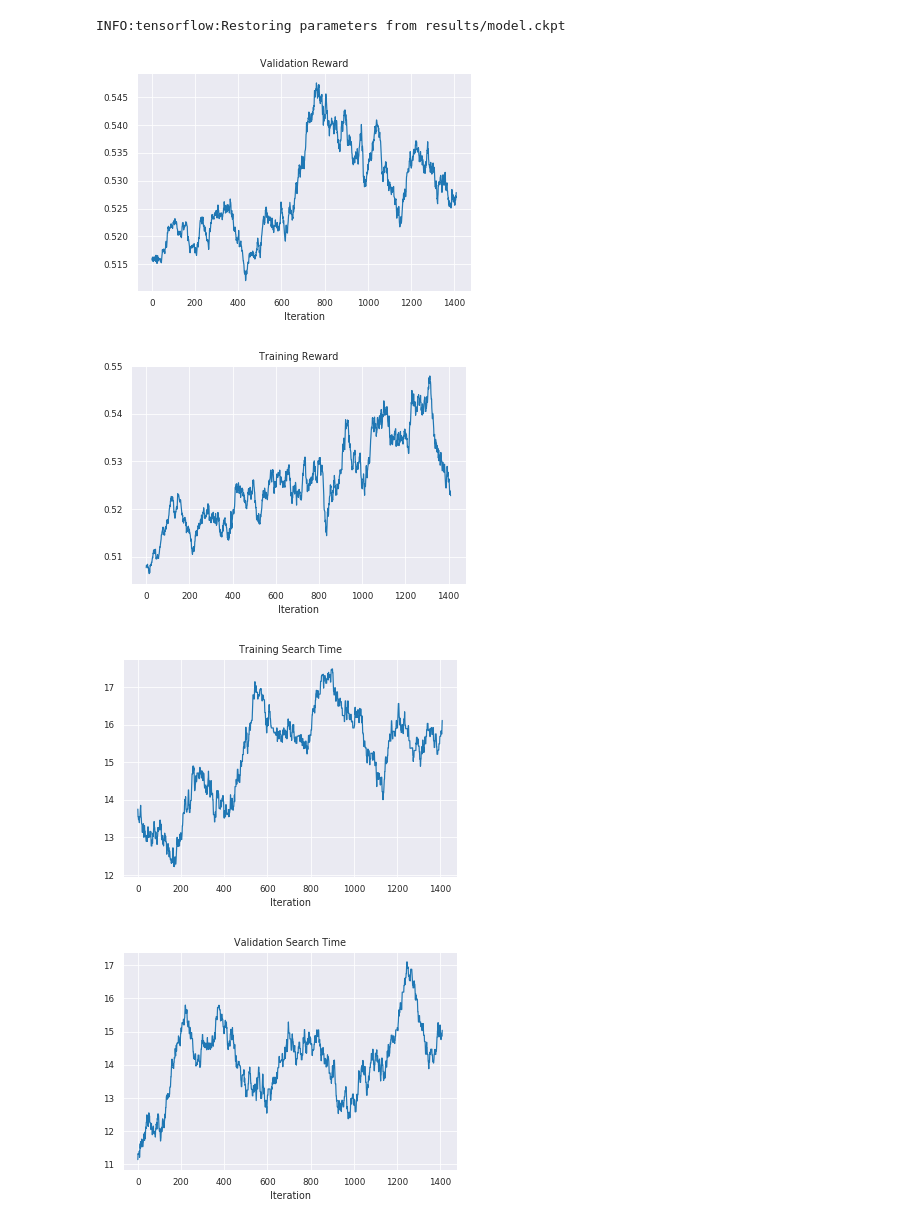
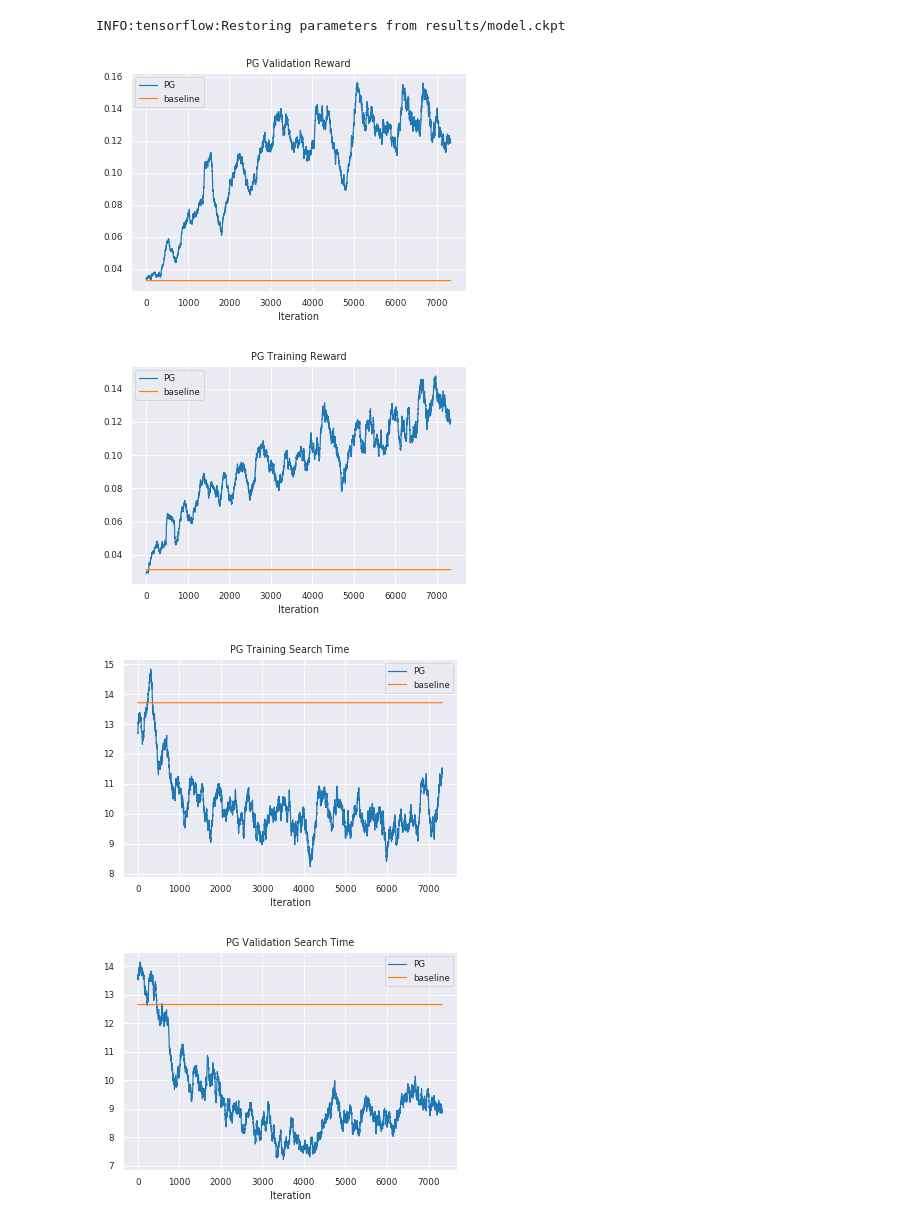
Before and after one commit to vivekmyers/CS234-DNA, a Jupyter notebook: azimuth_training.ipynb, the cells around one changed output. Saved outputs shown, nothing was run; the diff lists cells and outputs as text; code cells hidden in the pictures.

```diff
--- a/azimuth_training.ipynb
+++ b/azimuth_training.ipynb
@@ -1,5 +1,4 @@
 # %%
-from wolpertinger_net import *
+from pg_net import *
 sess = tf.Session(config=tf.ConfigProto(device_count = {'GPU': 0}))
-net = WolpertingerNet(sess, seq_len=32, lr=0.0001)
-%load_ext line_profiler
+net = PGNet(sess, seq_len=32, lr=0.0001, topn=3)
@@ -65,7 +67,7 @@ def get_time_top3(dataset):
 # %%
 from tqdm import trange
 import random
-for i in trange(2000):
+for i in trange(100):
     gene = random.choice(training)
     samples = [(dna_vec(a), b) for a, b in data[gene]]
     #%lprun -f SeqNet.multi_path net.train(samples, 10)
@@ -114,43 +152,53 @@ val_times = pickle.load(open('results/val_times.p', 'rb'))
 # %%
 import matplotlib.pyplot as plt
 import numpy as np
 import seaborn as sns
 
 sns.set_style('darkgrid')
 sns.set_context('paper')
 
-gsmooth = 100
+gsmooth = 200
+name='pg'
+title='PG'
 
 smooth = gsmooth
-plt.title('Validation Reward')
+plt.title(f'{title} Validation Reward')
 plt.xlabel('Iteration')
-plt.plot(np.convolve(val, [1 / smooth] * smooth)[smooth:-smooth])
-plt.savefig('results/validation.png')
+plt.plot(np.convolve(val, [1 / smooth] * smooth)[smooth:-smooth], label=title)
+plt.plot([val_rand_r for _ in np.convolve(val, [1 / smooth] * smooth)[smooth:-smooth]], label='baseline')
+plt.legend()
+plt.savefig(f'results/{name}-validation.png')
 plt.show()
 
 smooth = gsmooth
-plt.title('Training Reward')
+plt.title(f'{title} Training Reward')
 plt.xlabel('Iteration')
-plt.plot(np.convolve(tran, [1 / smooth] * smooth)[smooth:-smooth])
-plt.savefig('results/training.png')
+plt.plot(np.convolve(tran, [1 / smooth] * smooth)[smooth:-smooth], label=title)
+plt.plot([train_rand_r for _ in np.convolve(val, [1 / smooth] * smooth)[smooth:-smooth]], label='baseline')
+plt.legend()
+plt.savefig(f'results/{name}-training.png')
 plt.show()
 
 smooth = gsmooth
-plt.title('Training Search Time')
+plt.title(f'{title} Training Search Time')
 plt.xlabel('Iteration')
-plt.plot(np.convolve(tran_times, [1 / smooth] * smooth)[smooth:-smooth])
-plt.savefig('results/tran_time.png')
+plt.plot(np.convolve(tran_times, [1 / smooth] * smooth)[smooth:-smooth], label=title)
+plt.plot([train_rand for _ in np.convolve(tran, [1 / smooth] * smooth)[smooth:-smooth]], label='baseline')
+plt.legend()
+plt.savefig(f'results/{name}-tran_time.png')
 plt.show()
 
 smooth = gsmooth
-plt.title('Validation Search Time')
+plt.title(f'{title} Validation Search Time')
 plt.xlabel('Iteration')
-plt.plot(np.convolve(val_times, [1 / smooth] * smooth)[smooth:-smooth])
-plt.savefig('results/val_time.png')
+plt.plot(np.convolve(val_times, [1 / smooth] * smooth)[smooth:-smooth], label=title)
+plt.plot([val_rand for _ in np.convolve(tran, [1 / smooth] * smooth)[smooth:-smooth]], label='baseline')
+plt.legend()
+plt.savefig(f'results/{name}-val_time.png')
 plt.show()
 # %% [output]
-[figure, old version]
+[figure, new version]
-[figure, old version]
+[figure, new version]
-[figure, old version]
+[figure, new version]
-[figure, old version]
+[figure, new version]
 # %%
```
Also changed, not shown: parts of 6 cells of this notebook, 4 other files.
